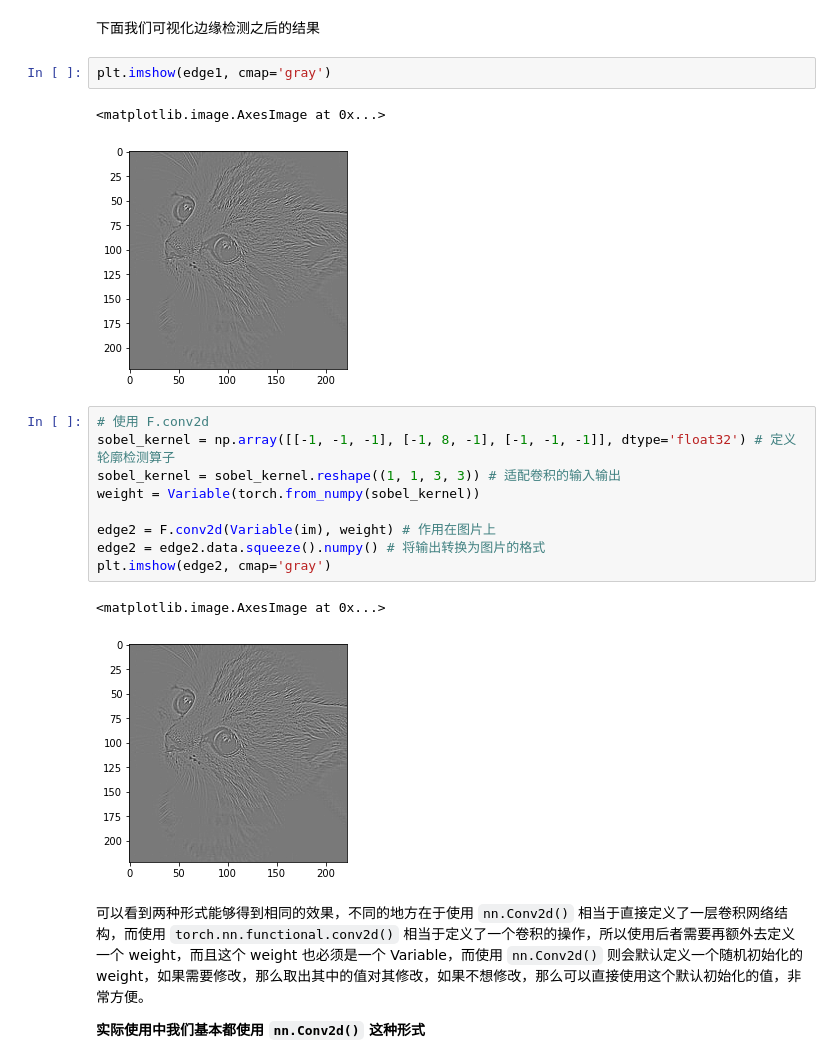
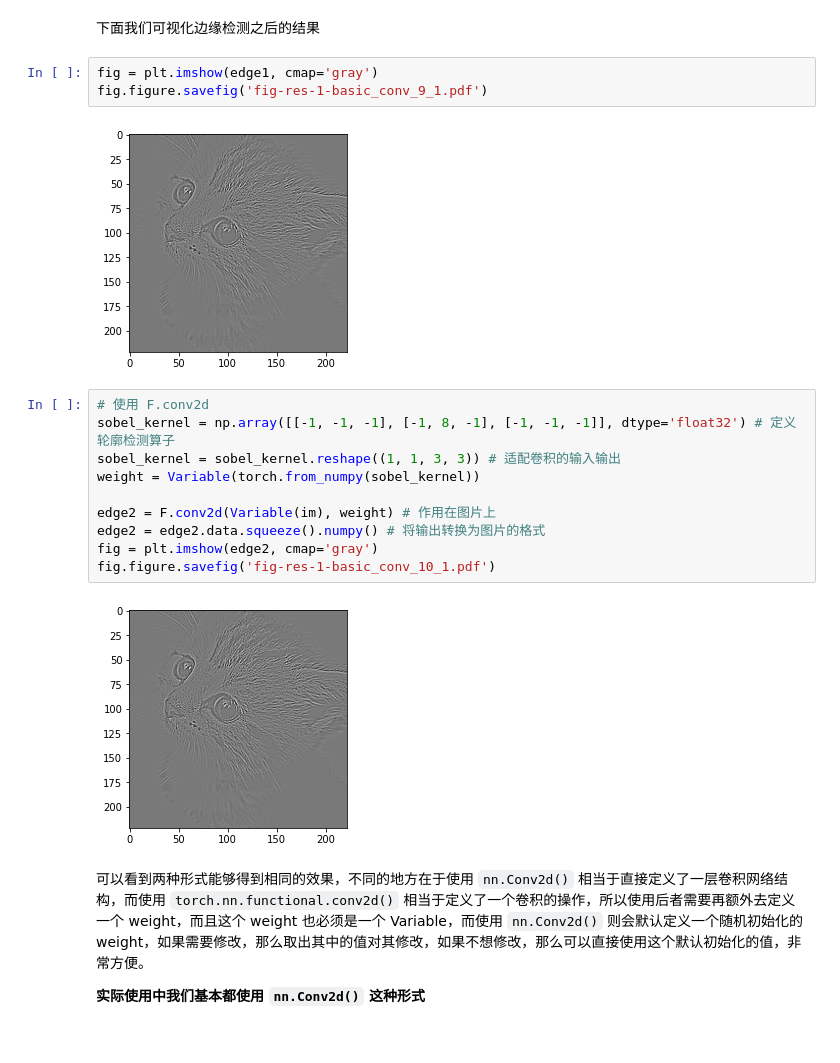
Before and after one commit to bushuhui/machinelearning_notebook, a Jupyter notebook: 7_deep_learning/1_CNN/01-basic_conv.ipynb, the cells around one changed output. Cells and saved outputs as stored; diff of their text form.

```diff
--- a/7_deep_learning/1_CNN/01-basic_conv.ipynb
+++ b/7_deep_learning/1_CNN/01-basic_conv.ipynb
@@ -46,11 +46,11 @@ edge1 = conv1(Variable(im)) # 作用在图片上
 edge1 = edge1.data.squeeze().numpy() # 将输出转换为图片的格式
 # %% [markdown]
 下面我们可视化边缘检测之后的结果
-# %%
-plt.imshow(edge1, cmap='gray')
-# %% [output]
-<matplotlib.image.AxesImage at 0x...>
-[figure, removed]
+# %%
+fig = plt.imshow(edge1, cmap='gray')
+fig.figure.savefig('fig-res-1-basic_conv_9_1.pdf')
+# %% [output]
+[figure, added]
 # %%
 # 使用 F.conv2d
 sobel_kernel = np.array([[-1, -1, -1], [-1, 8, -1], [-1, -1, -1]], dtype='float32') # 定义轮廓检测算子
@@ -59,9 +59,9 @@ weight = Variable(torch.from_numpy(sobel_kernel))
 
 edge2 = F.conv2d(Variable(im), weight) # 作用在图片上
 edge2 = edge2.data.squeeze().numpy() # 将输出转换为图片的格式
-plt.imshow(edge2, cmap='gray')
+fig = plt.imshow(edge2, cmap='gray')
+fig.figure.savefig('fig-res-1-basic_conv_10_1.pdf')
 # %% [output]
-<matplotlib.image.AxesImage at 0x...>
 [figure]
 # %% [markdown]
 可以看到两种形式能够得到相同的效果，不同的地方在于使用 `nn.Conv2d()` 相当于直接定义了一层卷积网络结构，而使用 `torch.nn.functional.conv2d()` 相当于定义了一个卷积的操作，所以使用后者需要再额外去定义一个 weight，而且这个 weight 也必须是一个 Variable，而使用 `nn.Conv2d()` 则会默认定义一个随机初始化的 weight，如果需要修改，那么取出其中的值对其修改，如果不想修改，那么可以直接使用这个默认初始化的值，非常方便。
```
Also changed, not shown: parts of 4 cells of this notebook.
